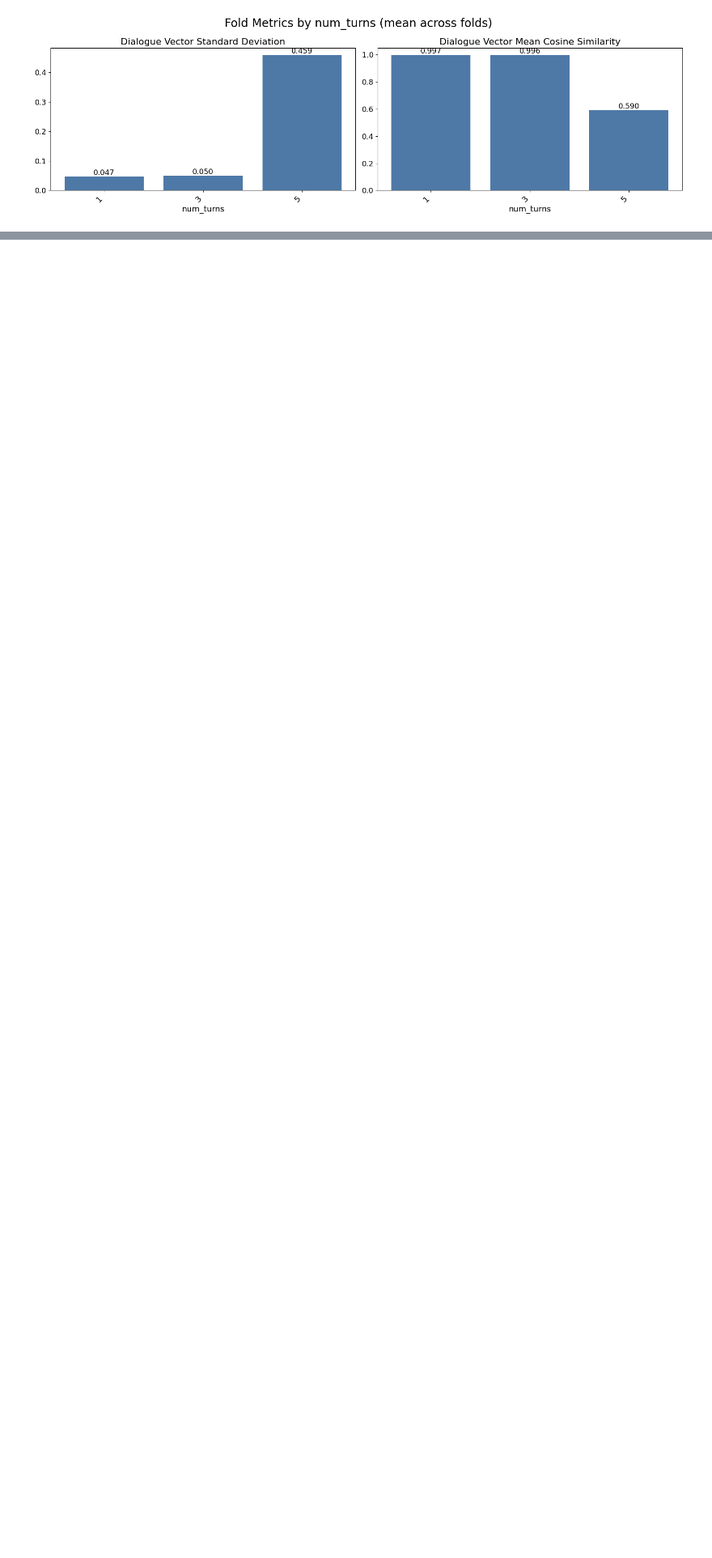
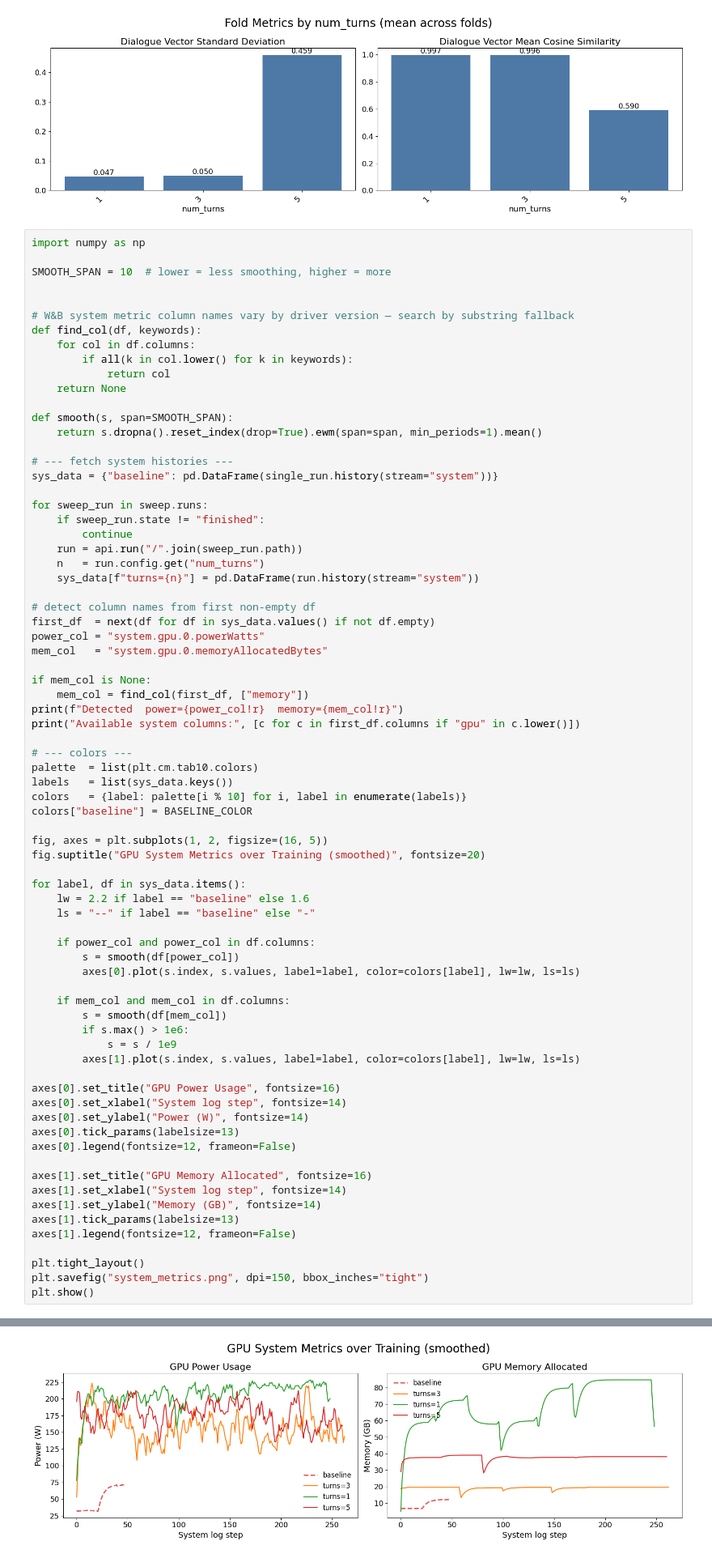
Before and after one commit to JackMclaughlin424/ms-capstone-TTS-natlang-styleprompts, a Jupyter notebook: src/style-prompt-generator/results_visual.ipynb, the cells around one changed output, grey strips where cells are left out. Shown at 81% size. Drawn from its saved outputs; the diff is of its cells as text; blank space fills up the shorter version.

```diff
--- a/src/style-prompt-generator/results_visual.ipynb
+++ b/src/style-prompt-generator/results_visual.ipynb
@@ -134,3 +134,78 @@ plt.savefig("fold_metrics.png", dpi=150, bbox_inches="tight")
 plt.show()
 # %% [output]
 [figure]
+# %%
+import numpy as np
+
+SMOOTH_SPAN = 10  # lower = less smoothing, higher = more
+
+
+# W&B system metric column names vary by driver version — search by substring fallback
+def find_col(df, keywords):
+    for col in df.columns:
+        if all(k in col.lower() for k in keywords):
+            return col
+    return None
+
+def smooth(s, span=SMOOTH_SPAN):
+    return s.dropna().reset_index(drop=True).ewm(span=span, min_periods=1).mean()
+
+# --- fetch system histories ---
+sys_data = {"baseline": pd.DataFrame(single_run.history(stream="system"))}
+
+for sweep_run in sweep.runs:
+    if sweep_run.state != "finished":
+        continue
+    run = api.run("/".join(sweep_run.path))
+    n   = run.config.get("num_turns")
+    sys_data[f"turns={n}"] = pd.DataFrame(run.history(stream="system"))
+
+# detect column names from first non-empty df
+first_df  = next(df for df in sys_data.values() if not df.empty)
+power_col = "system.gpu.0.powerWatts"
+mem_col   = "system.gpu.0.memoryAllocatedBytes"
+
+if mem_col is None:
+    mem_col = find_col(first_df, ["memory"])
+print(f"Detected  power={power_col!r}  memory={mem_col!r}")
+print("Available system columns:", [c for c in first_df.columns if "gpu" in c.lower()])
+
+# --- colors ---
+palette  = list(plt.cm.tab10.colors)
+labels   = list(sys_data.keys())
+colors   = {label: palette[i % 10] for i, label in enumerate(labels)}
+colors["baseline"] = BASELINE_COLOR
+
+fig, axes = plt.subplots(1, 2, figsize=(16, 5))
+fig.suptitle("GPU System Metrics over Training (smoothed)", fontsize=20)
+
+for label, df in sys_data.items():
+    lw = 2.2 if label == "baseline" else 1.6
+    ls = "--" if label == "baseline" else "-"
+
+    if power_col and power_col in df.columns:
+        s = smooth(df[power_col])
+        axes[0].plot(s.index, s.values, label=label, color=colors[label], lw=lw, ls=ls)
+
+    if mem_col and mem_col in df.columns:
+        s = smooth(df[mem_col])
+        if s.max() > 1e6:
+            s = s / 1e9
+        axes[1].plot(s.index, s.values, label=label, color=colors[label], lw=lw, ls=ls)
+
+axes[0].set_title("GPU Power Usage", fontsize=16)
+axes[0].set_xlabel("System log step", fontsize=14)
+axes[0].set_ylabel("Power (W)", fontsize=14)
+axes[0].tick_params(labelsize=13)
+axes[0].legend(fontsize=12, frameon=False)
+
+axes[1].set_title("GPU Memory Allocated", fontsize=16)
+axes[1].set_xlabel("System log step", fontsize=14)
+axes[1].set_ylabel("Memory (GB)", fontsize=14)
+axes[1].tick_params(labelsize=13)
+axes[1].legend(fontsize=12, frameon=False)
+
+plt.tight_layout()
+plt.savefig("system_metrics.png", dpi=150, bbox_inches="tight")
+plt.show()
+# %% [output]
@@ -136,0 +214 @@ plt.show()
+[figure, added]
```
Also changed, not shown: parts of 1 cell of this notebook.
